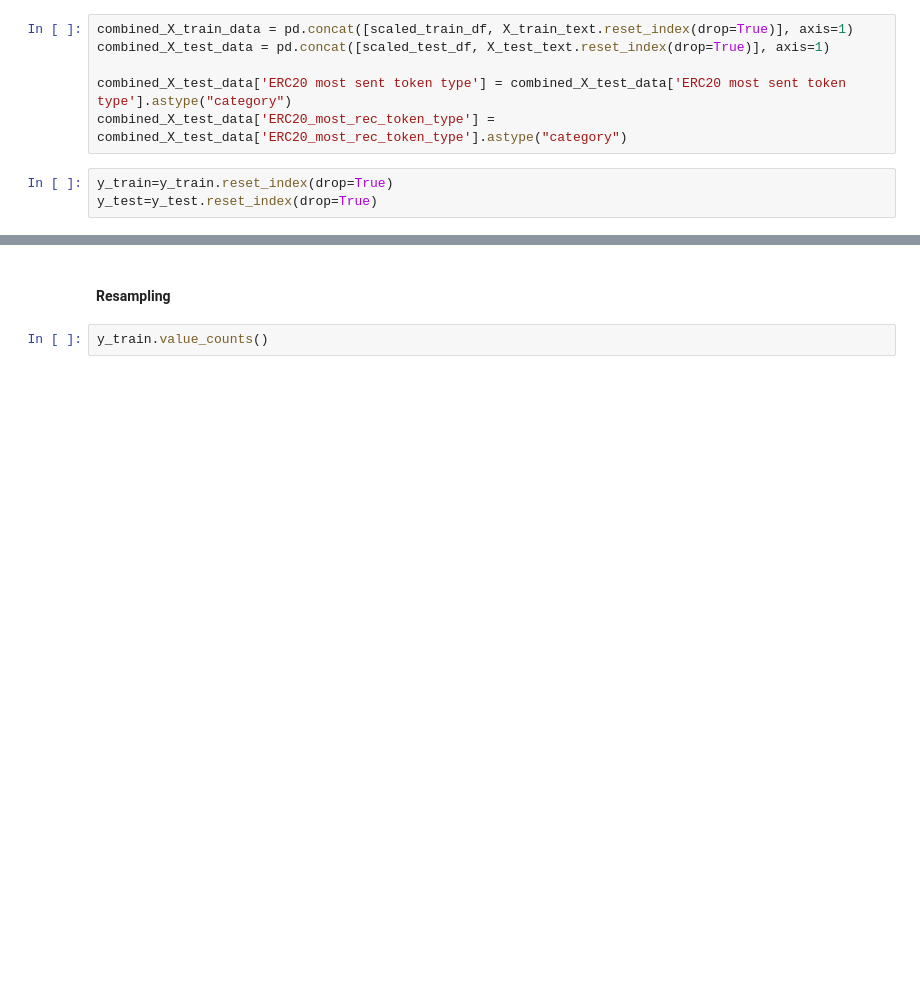
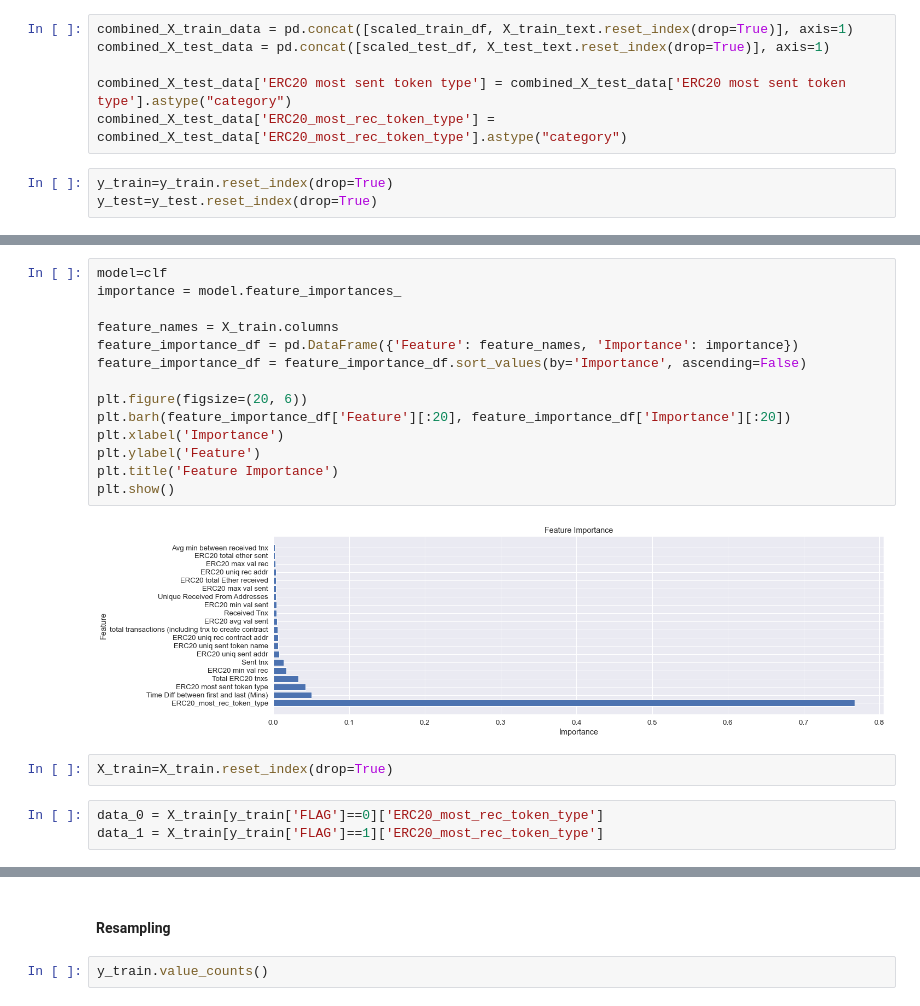
Before and after one commit to dorota10/ML_UEP_2024, a Jupyter notebook: CaseStudy1.ipynb, the cells around one changed output, grey strips where cells are left out. Saved outputs shown, nothing was run; the diff lists cells and outputs as text; blank space fills up the shorter version.

```diff
--- a/CaseStudy1.ipynb
+++ b/CaseStudy1.ipynb
@@ -132,0 +132,21 @@ y_test=y_test.reset_index(drop=True)
+# %%
+model=clf
+importance = model.feature_importances_
+
+feature_names = X_train.columns
+feature_importance_df = pd.DataFrame({'Feature': feature_names, 'Importance': importance})
+feature_importance_df = feature_importance_df.sort_values(by='Importance', ascending=False)
+
+plt.figure(figsize=(20, 6))
+plt.barh(feature_importance_df['Feature'][:20], feature_importance_df['Importance'][:20])
+plt.xlabel('Importance')
+plt.ylabel('Feature')
+plt.title('Feature Importance')
+plt.show()
+# %% [output]
+[figure, added]
+# %%
+X_train=X_train.reset_index(drop=True)
+# %%
+data_0 = X_train[y_train['FLAG']==0]['ERC20_most_rec_token_type']
+data_1 = X_train[y_train['FLAG']==1]['ERC20_most_rec_token_type']
```
Also changed, not shown: parts of 38 cells of this notebook, 1 other file.
